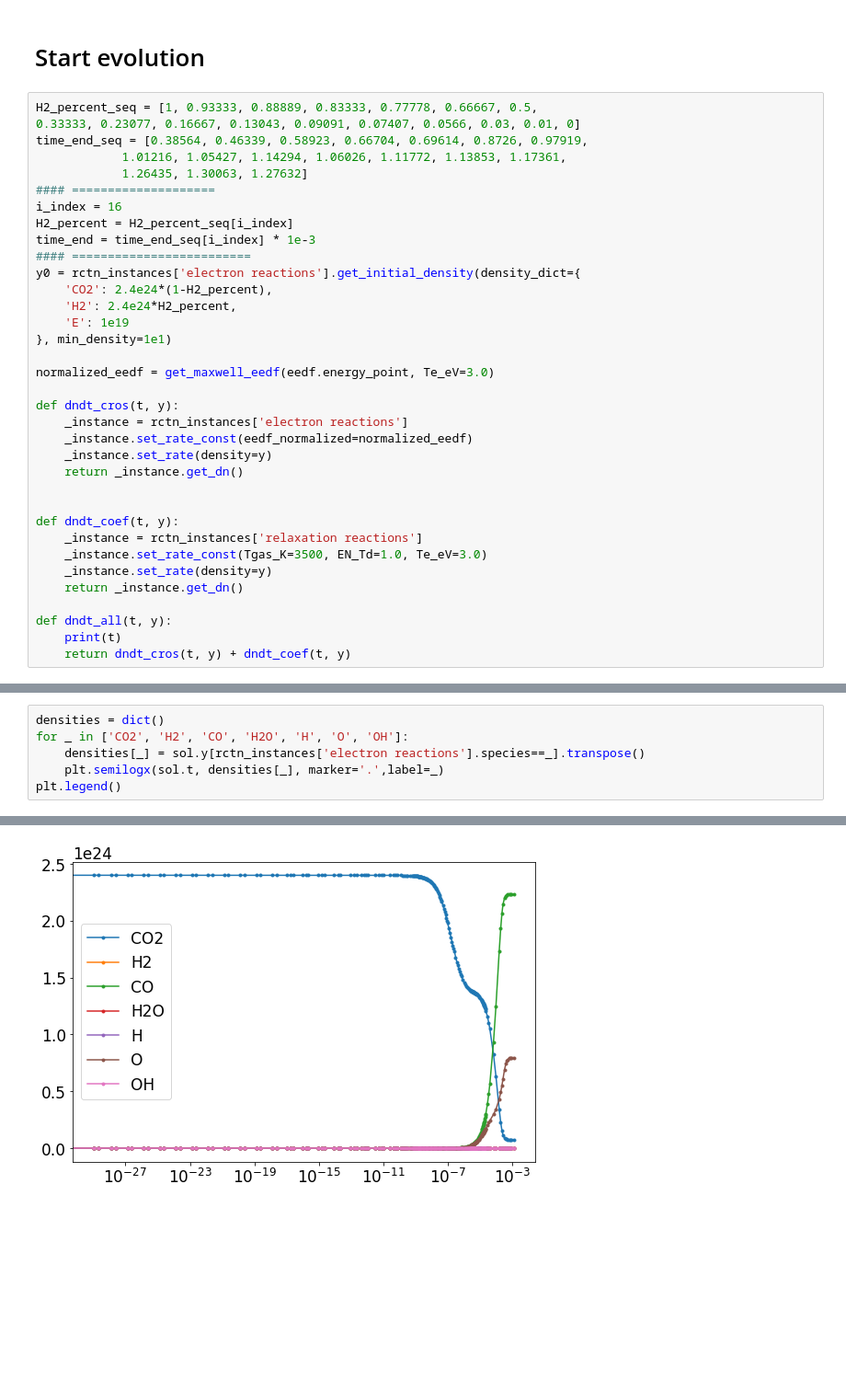
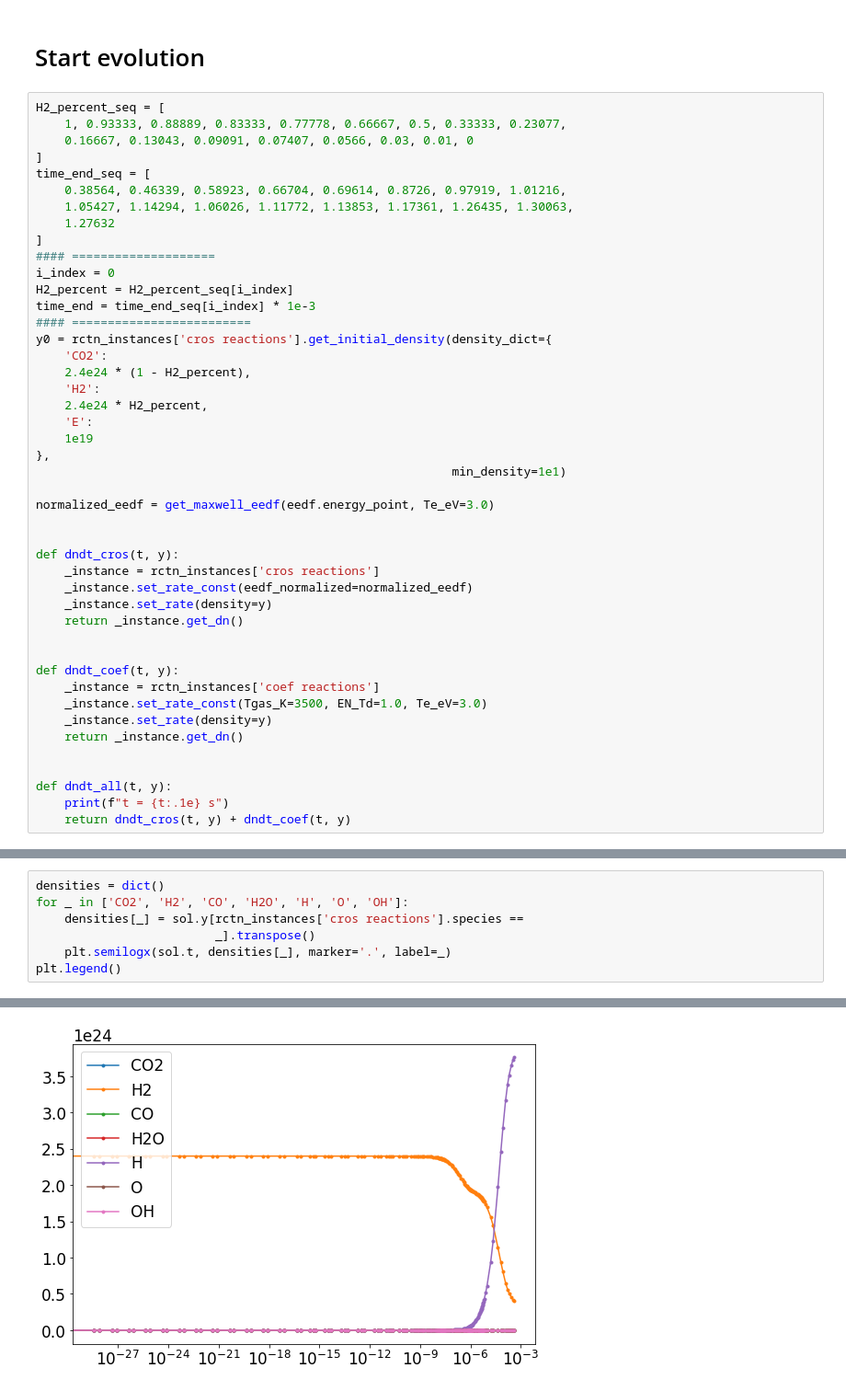
Before and after one commit to LiuPhyMan/PlasmaChemistry, a Jupyter notebook: _notebook/未命名1.ipynb, the cells around one changed output, grey strips where cells are left out. Shown: that part at 92% size. Cells and saved outputs as stored; diff of their text form; blank space fills up the shorter version.

```diff
--- a/_notebook/未命名1.ipynb
+++ b/_notebook/未命名1.ipynb
@@ -239,39 +337,49 @@ rctn_instances['electron reactions'].set_rate_const_matrix(
 # %% [markdown]
 # Start evolution
 # %%
-H2_percent_seq = [1, 0.93333, 0.88889, 0.83333, 0.77778, 0.66667, 0.5,
-0.33333, 0.23077, 0.16667, 0.13043, 0.09091, 0.07407, 0.0566, 0.03, 0.01, 0]
-time_end_seq = [0.38564, 0.46339, 0.58923, 0.66704, 0.69614, 0.8726, 0.97919,
-            1.01216, 1.05427, 1.14294, 1.06026, 1.11772, 1.13853, 1.17361,
-            1.26435, 1.30063, 1.27632]
+H2_percent_seq = [
+    1, 0.93333, 0.88889, 0.83333, 0.77778, 0.66667, 0.5, 0.33333, 0.23077,
+    0.16667, 0.13043, 0.09091, 0.07407, 0.0566, 0.03, 0.01, 0
+]
+time_end_seq = [
+    0.38564, 0.46339, 0.58923, 0.66704, 0.69614, 0.8726, 0.97919, 1.01216,
+    1.05427, 1.14294, 1.06026, 1.11772, 1.13853, 1.17361, 1.26435, 1.30063,
+    1.27632
+]
 #### ====================
-i_index = 16
+i_index = 0
 H2_percent = H2_percent_seq[i_index]
 time_end = time_end_seq[i_index] * 1e-3
 #### =========================
-y0 = rctn_instances['electron reactions'].get_initial_density(density_dict={
-    'CO2': 2.4e24*(1-H2_percent),
-    'H2': 2.4e24*H2_percent,
-    'E': 1e19
-}, min_density=1e1)
+y0 = rctn_instances['cros reactions'].get_initial_density(density_dict={
+    'CO2':
+    2.4e24 * (1 - H2_percent),
+    'H2':
+    2.4e24 * H2_percent,
+    'E':
+    1e19
+},
+                                                          min_density=1e1)
 
 normalized_eedf = get_maxwell_eedf(eedf.energy_point, Te_eV=3.0)
 
+
 def dndt_cros(t, y):
-    _instance = rctn_instances['electron reactions']
+    _instance = rctn_instances['cros reactions']
     _instance.set_rate_const(eedf_normalized=normalized_eedf)
     _instance.set_rate(density=y)
     return _instance.get_dn()
 
 
 def dndt_coef(t, y):
-    _instance = rctn_instances['relaxation reactions']
+    _instance = rctn_instances['coef reactions']
     _instance.set_rate_const(Tgas_K=3500, EN_Td=1.0, Te_eV=3.0)
     _instance.set_rate(density=y)
     return _instance.get_dn()
 
+
 def dndt_all(t, y):
-    print(t)
+    print(f"t = {t:.1e} s")
     return dndt_cros(t, y) + dndt_coef(t, y)
 # %%
 time_span = (0, time_end)
@@ -297,9 +407,10 @@ sol = solve_ivp(dndt_all, time_span, y0, method='BDF', rtol=5e-2)
 # %%
 densities = dict()
 for _ in ['CO2', 'H2', 'CO', 'H2O', 'H', 'O', 'OH']:
-    densities[_] = sol.y[rctn_instances['electron reactions'].species==_].transpose()
-    plt.semilogx(sol.t, densities[_], marker='.',label=_)
+    densities[_] = sol.y[rctn_instances['cros reactions'].species ==
+                         _].transpose()
+    plt.semilogx(sol.t, densities[_], marker='.', label=_)
 plt.legend()
 # %% [output]
 <matplotlib.legend.Legend at 0x...>
-[figure, old version]
+[figure, new version]
```
Also changed, not shown: parts of 36 cells of this notebook, 4 other files.
